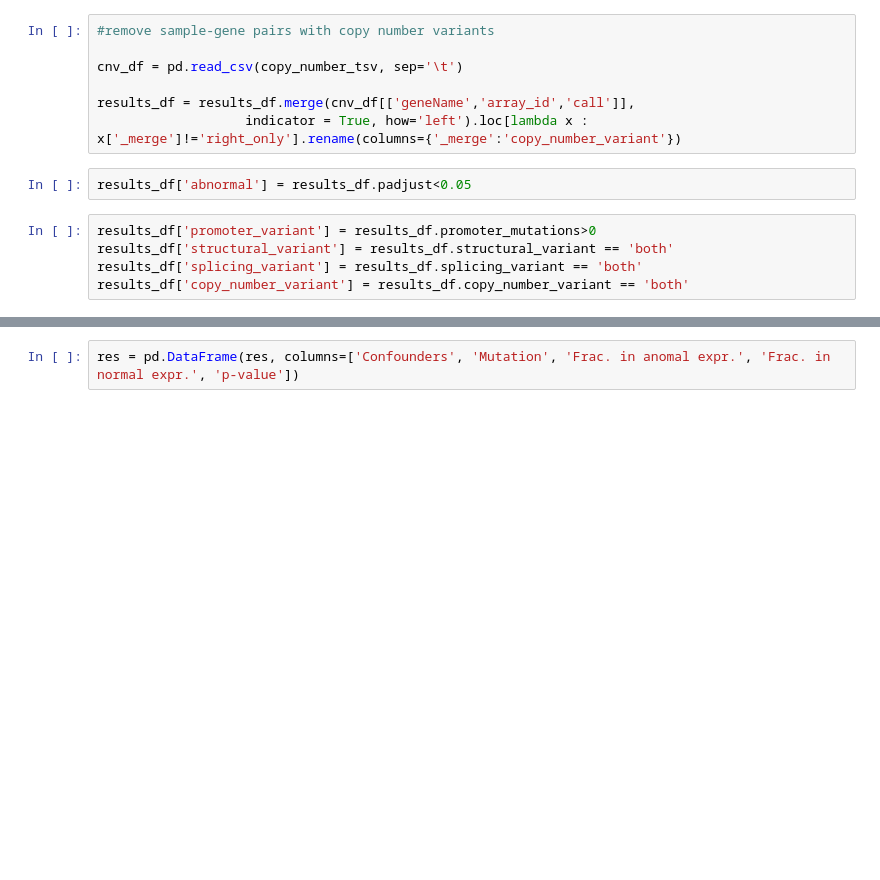
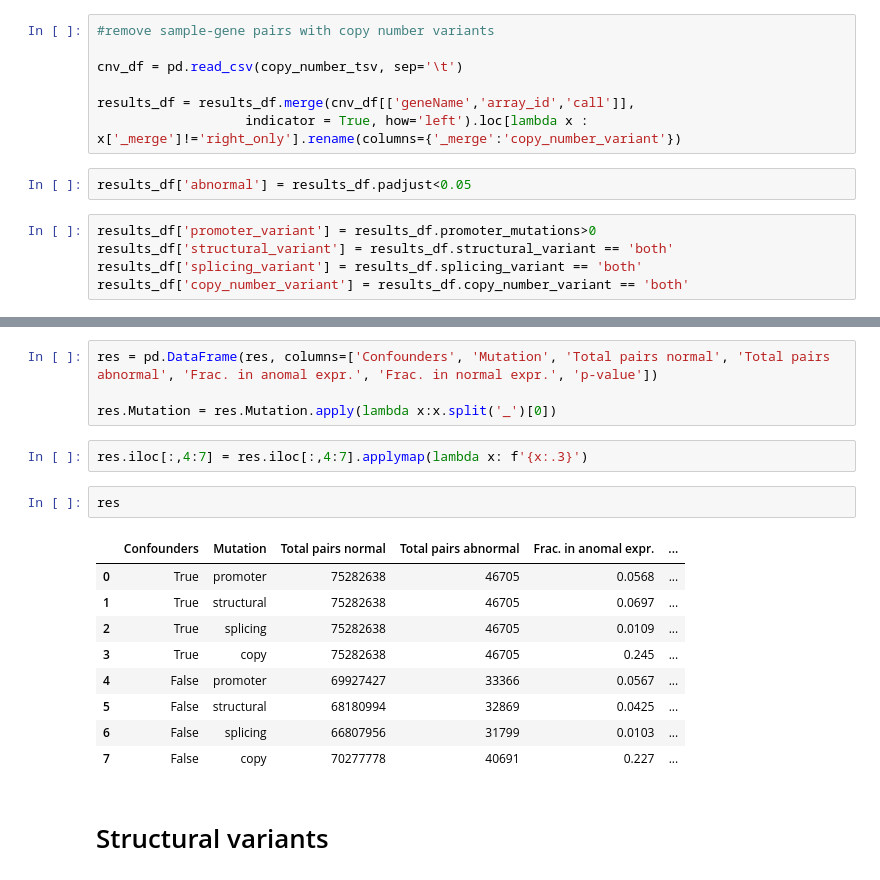
Before and after one commit to sergeyvilov/enformer, a Jupyter notebook: promoter_mutations/analysis.ipynb, the cells around one changed output, grey strips where cells are left out. Drawn from its saved outputs; the diff is of its cells as text; blank space fills up the shorter version.

```diff
--- a/promoter_mutations/analysis.ipynb
+++ b/promoter_mutations/analysis.ipynb
@@ -115,2 +153,20 @@ True splicing_variant
 # %%
-res = pd.DataFrame(res, columns=['Confounders', 'Mutation', 'Frac. in anomal expr.', 'Frac. in normal expr.', 'p-value'])
+res = pd.DataFrame(res, columns=['Confounders', 'Mutation', 'Total pairs normal', 'Total pairs abnormal', 'Frac. in anomal expr.', 'Frac. in normal expr.', 'p-value'])
+
+res.Mutation = res.Mutation.apply(lambda x:x.split('_')[0])
+# %%
+res.iloc[:,4:7] = res.iloc[:,4:7].applymap(lambda x: f'{x:.3}')
+# %%
+res
+# %% [output]
+|  | Confounders | Mutation | Total pairs normal | Total pairs abnormal | Frac. in anomal expr. | ... |
+| 0 | True | promoter | 75282638 | 46705 | 0.0568 | ... |
+| 1 | True | structural | 75282638 | 46705 | 0.0697 | ... |
+| 2 | True | splicing | 75282638 | 46705 | 0.0109 | ... |
+| 3 | True | copy | 75282638 | 46705 | 0.245 | ... |
+| 4 | False | promoter | 69927427 | 33366 | 0.0567 | ... |
+| 5 | False | structural | 68180994 | 32869 | 0.0425 | ... |
+| 6 | False | splicing | 66807956 | 31799 | 0.0103 | ... |
+| 7 | False | copy | 70277778 | 40691 | 0.227 | ... |
+# %% [markdown]
+# Structural variants
```
Also changed, not shown: parts of 20 cells of this notebook, 5 other files.
